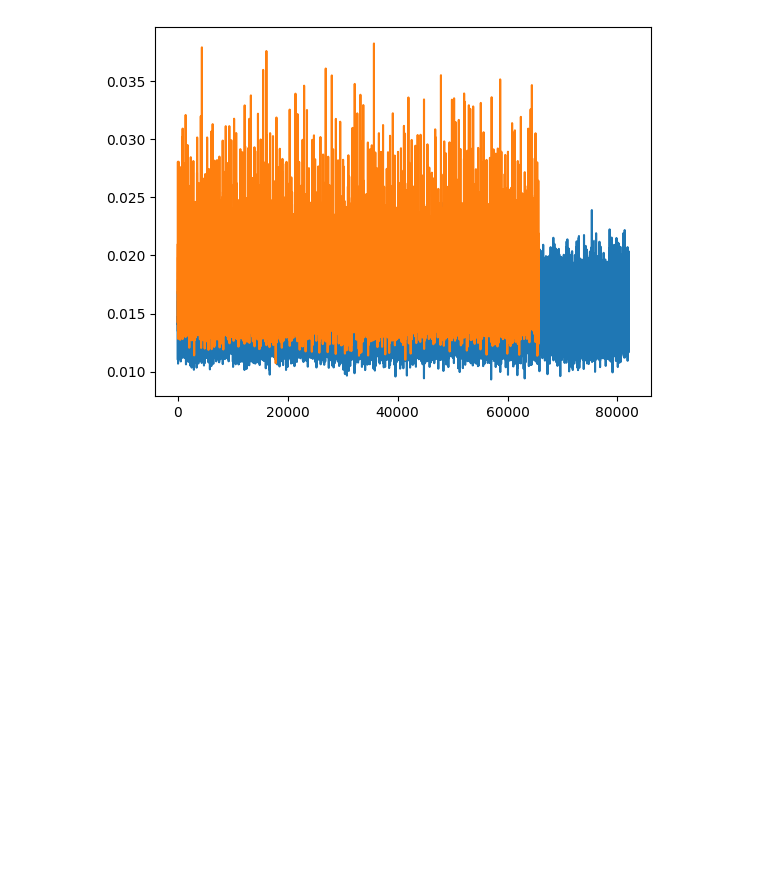
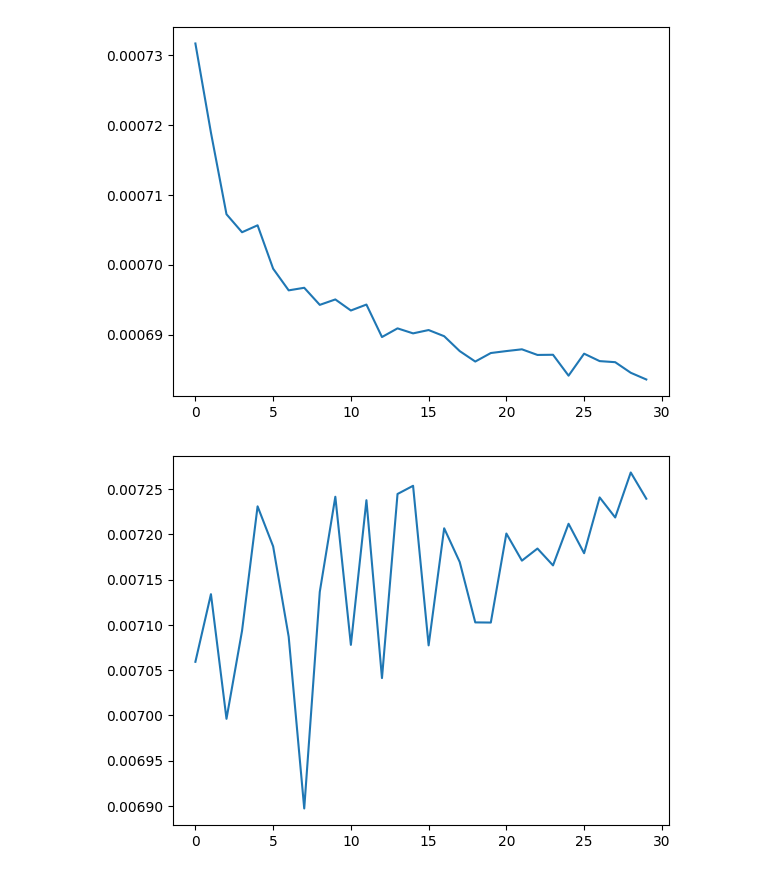
Before and after one commit to Nacnano/stock-machine-learning-project, a Jupyter notebook: LSTM.ipynb, the cells around one changed output. Saved outputs shown, nothing was run; the diff lists cells and outputs as text; code cells hidden in the pictures; blank space fills up the shorter version.

Commit message:
first model train again

```diff
--- a/LSTM.ipynb
+++ b/LSTM.ipynb
@@ -62,21 +63,24 @@ torch.set_default_dtype(torch.float32)
 class StockLSTM(nn.Module) :
     def __init__(self) :
         super().__init__()
-        self.hidden_size = 256
+        self.hidden_size = 512
         self.batch_size = configs["batch_size"]
-        self.h0 = torch.zeros((4,self.batch_size,self.hidden_size)).to(device)
-        self.c0 = torch.zeros((4,self.batch_size,self.hidden_size)).to(device)
-        self.layer1 = nn.LSTM(1,self.hidden_size,4,dropout=0.2,batch_first=True)
+        self.layer1 = nn.LSTM(1,self.hidden_size,2,batch_first=True,bias=False)
         self.layer2 = nn.Sequential(
-            nn.Linear(self.hidden_size,64),
-            nn.ReLU()
+            nn.Dropout(p=0.2),
+            nn.LayerNorm(self.hidden_size),
+            nn.Linear(self.hidden_size,1,bias=False),
         )
-        self.layer3 = nn.Linear(64,1)
+        self.layer3 = nn.Linear(1,1,bias=False)
 
     def forward(self, input) :
-        h1,(hn,cn) = self.layer1(input,(self.h0,self.c0))
-        h2 = self.layer2(h1[:,-1,:])
-        output = self.layer3(h2)
+        input = torch.multiply(input,25)
+        h1,(hn,cn) = self.layer1(input)
+        print("--",h1[0][0][0].item())
+        output = self.layer2(h1[:,-1,:])
+        output = torch.multiply(output,0.04)
+        print("++",output[0][0].item())
+        # output = self.layer3(h2)
         return output
 # %%
 model = StockLSTM()
@@ -119,16 +125,22 @@ scheduler = torch.optim.lr_scheduler.ReduceLROnPlateau(
     patience=configs['scheduler_patience'],
     min_lr=configs['scheduler_min_lr']
 )
-loss_fn = torch.nn.L1Loss()
+loss_fn = torch.nn.MSELoss()
 # %%
 train_losses = []
 val_losses = []
+avarage_train_losses = []
+avarage_val_losses = []
+learning_rates = []
+
 model_folder = configs["model_folder"]
 best_loss = 1000000
 
 for epoch in tqdm(range(configs["epoch"])) :
 
     model.train()
+
+    learning_rates.append(optimizer.param_groups[0]['lr'])
 
     cur_train_loss = []
     for input,target in tqdm(train_loader) :
@@ -155,6 +167,7 @@ for epoch in tqdm(range(configs["epoch"])) :
         cur_train_loss.append(loss.to(torch.device("cpu")).item())
 
     avarage_train_loss = np.mean(np.array(cur_train_loss))
+    avarage_train_losses.append(avarage_train_loss)
 
     model.eval()
 
@@ -178,6 +191,7 @@ for epoch in tqdm(range(configs["epoch"])) :
             cur_val_loss.append(loss.to(torch.device("cpu")).item())
 
         avarage_val_loss = np.mean(np.array(cur_val_loss))
+        avarage_val_losses.append(avarage_val_loss)
 
         scheduler.step(avarage_val_loss)
 
@@ -193,6 +207,8 @@ for epoch in tqdm(range(configs["epoch"])) :
                 'best_val_loss': best_loss,
             }
 
+            best_loss = avarage_val_loss
+
             torch.save(state, model_folder + "LSTM.pth.tar")
 
     print("train loss : ",avarage_train_loss)
@@ -226,7 +422,9 @@ val loss :  0.01761796584429398
 # %%
-plt.plot(train_losses)
-plt.plot(val_losses)
+plt.plot(avarage_train_losses)
 plt.show()
+plt.plot(avarage_val_losses)
+plt.show()
 # %% [output]
-[figure, old version]
+[figure, new version]
+[figure, added]
 # %%
```
Also changed, not shown: parts of 10 cells of this notebook.
